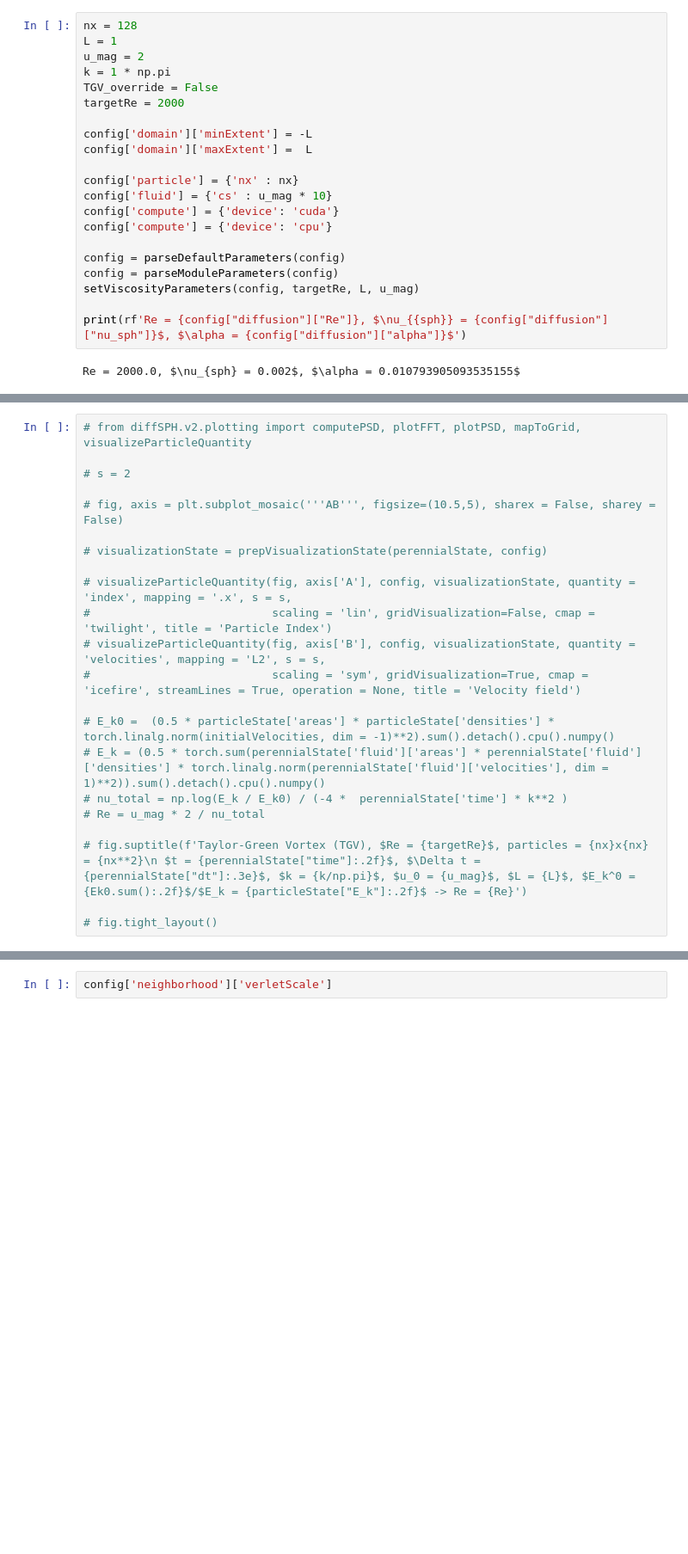
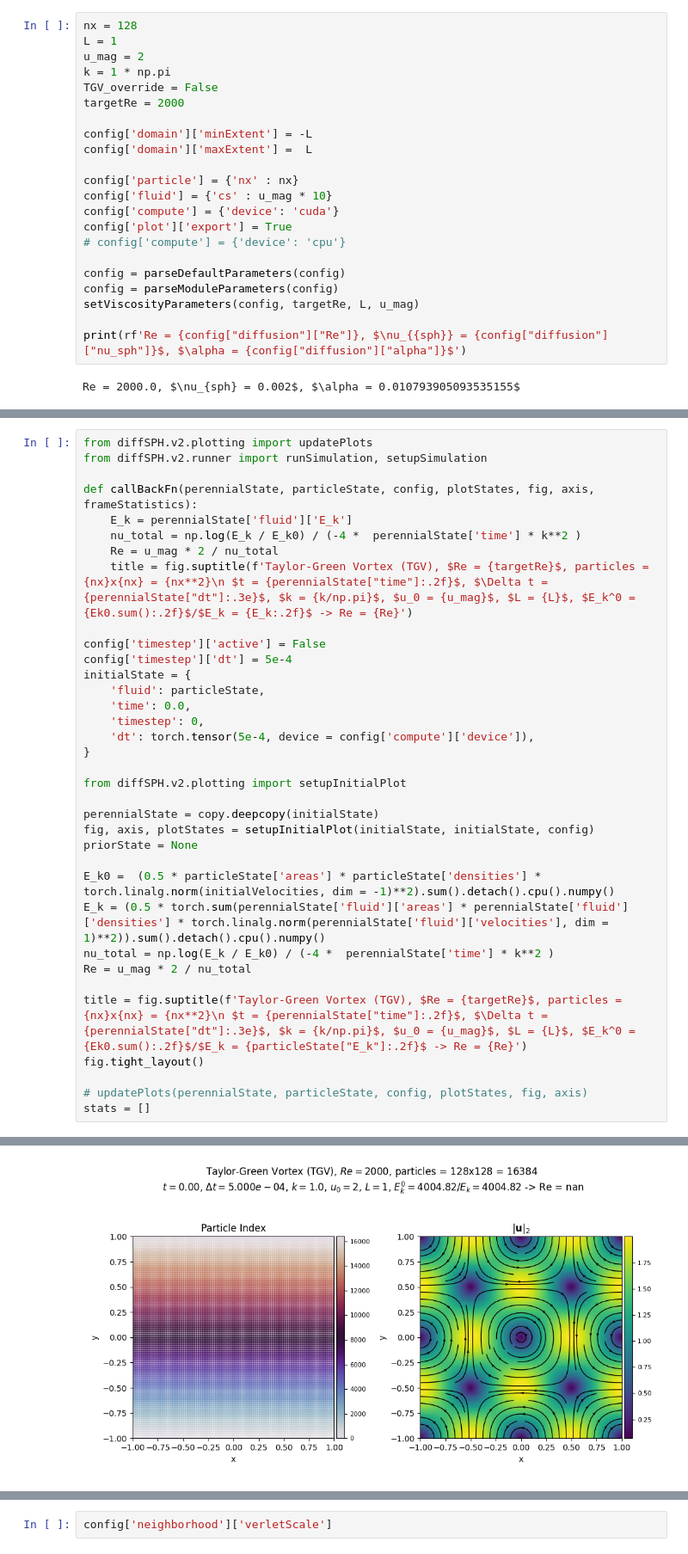
Before and after one commit to wi-re/diffSPH, a Jupyter notebook: partiBench/01_TGV.ipynb, the cells around one changed output, grey strips where cells are left out. Shown at 86% size. Cells and saved outputs as stored; diff of their text form; blank space fills up the shorter version.

```diff
--- a/partiBench/01_TGV.ipynb
+++ b/partiBench/01_TGV.ipynb
@@ -42,7 +42,8 @@ config['domain']['maxExtent'] =  L
 config['particle'] = {'nx' : nx}
 config['fluid'] = {'cs' : u_mag * 10}
 config['compute'] = {'device': 'cuda'}
-config['compute'] = {'device': 'cpu'}
+config['plot']['export'] = True
+# config['compute'] = {'device': 'cpu'}
 
 config = parseDefaultParameters(config)
 config = parseModuleParameters(config)
@@ -82,22 +85,36 @@ particleState['E_k'] = particleState['Eks'].sum().cpu().detach().item()
 # %%
-# from diffSPH.v2.plotting import computePSD, plotFFT, plotPSD, mapToGrid, visualizeParticleQuantity
+from diffSPH.v2.plotting import updatePlots
+from diffSPH.v2.runner import runSimulation, setupSimulation
 
-# s = 2
+def callBackFn(perennialState, particleState, config, plotStates, fig, axis, frameStatistics):
+    E_k = perennialState['fluid']['E_k']
+    nu_total = np.log(E_k / E_k0) / (-4 *  perennialState['time'] * k**2 )
+    Re = u_mag * 2 / nu_total
+    title = fig.suptitle(f'Taylor-Green Vortex (TGV), $Re = {targetRe}$, particles = {nx}x{nx} = {nx**2}\n $t = {perennialState["time"]:.2f}$, $\Delta t = {perennialState["dt"]:.3e}$, $k = {k/np.pi}$, $u_0 = {u_mag}$, $L = {L}$, $E_k^0 = {Ek0.sum():.2f}$/$E_k = {E_k:.2f}$ -> Re = {Re}')
 
-# fig, axis = plt.subplot_mosaic('''AB''', figsize=(10.5,5), sharex = False, sharey = False)
+config['timestep']['active'] = False
+config['timestep']['dt'] = 5e-4
+initialState = {
+    'fluid': particleState,
+    'time': 0.0,
+    'timestep': 0,
+    'dt': torch.tensor(5e-4, device = config['compute']['device']),
+}
 
-# visualizationState = prepVisualizationState(perennialState, config)
+from diffSPH.v2.plotting import setupInitialPlot
 
-# visualizeParticleQuantity(fig, axis['A'], config, visualizationState, quantity = 'index', mapping = '.x', s = s,
-#                           scaling = 'lin', gridVisualization=False, cmap = 'twilight', title = 'Particle Index')
-# visualizeParticleQuantity(fig, axis['B'], config, visualizationState, quantity = 'velocities', mapping = 'L2', s = s,
-#                           scaling = 'sym', gridVisualization=True, cmap = 'icefire', streamLines = True, operation = None, title = 'Velocity field')
+perennialState = copy.deepcopy(initialState)
+fig, axis, plotStates = setupInitialPlot(initialState, initialState, config)
+priorState = None
 
-# E_k0 =  (0.5 * particleState['areas'] * particleState['densities'] * torch.linalg.norm(initialVelocities, dim = -1)**2).sum().detach().cpu().numpy()
-# E_k = (0.5 * torch.sum(perennialState['fluid']['areas'] * perennialState['fluid']['densities'] * torch.linalg.norm(perennialState['fluid']['velocities'], dim = 1)**2)).sum().detach().cpu().numpy()
-# nu_total = np.log(E_k / E_k0) / (-4 *  perennialState['time'] * k**2 )
-# Re = u_mag * 2 / nu_total
+E_k0 =  (0.5 * particleState['areas'] * particleState['densities'] * torch.linalg.norm(initialVelocities, dim = -1)**2).sum().detach().cpu().numpy()
+E_k = (0.5 * torch.sum(perennialState['fluid']['areas'] * perennialState['fluid']['densities'] * torch.linalg.norm(perennialState['fluid']['velocities'], dim = 1)**2)).sum().detach().cpu().numpy()
+nu_total = np.log(E_k / E_k0) / (-4 *  perennialState['time'] * k**2 )
+Re = u_mag * 2 / nu_total
 
-# fig.suptitle(f'Taylor-Green Vortex (TGV), $Re = {targetRe}$, particles = {nx}x{nx} = {nx**2}\n $t = {perennialState["time"]:.2f}$, $\Delta t = {perennialState["dt"]:.3e}$, $k = {k/np.pi}$, $u_0 = {u_mag}$, $L = {L}$, $E_k^0 = {Ek0.sum():.2f}$/$E_k = {particleState["E_k"]:.2f}$ -> Re = {Re}')
+title = fig.suptitle(f'Taylor-Green Vortex (TGV), $Re = {targetRe}$, particles = {nx}x{nx} = {nx**2}\n $t = {perennialState["time"]:.2f}$, $\Delta t = {perennialState["dt"]:.3e}$, $k = {k/np.pi}$, $u_0 = {u_mag}$, $L = {L}$, $E_k^0 = {Ek0.sum():.2f}$/$E_k = {particleState["E_k"]:.2f}$ -> Re = {Re}')
+fig.tight_layout()
 
-# fig.tight_layout()
+# updatePlots(perennialState, particleState, config, plotStates, fig, axis)
+stats = []
+# %% [output]
@@ -103,0 +126 @@ particleState['E_k'] = particleState['Eks'].sum().cpu().detach().item()
+[figure, added]
```
Also changed, not shown: parts of 6 cells of this notebook, 8 other files.
